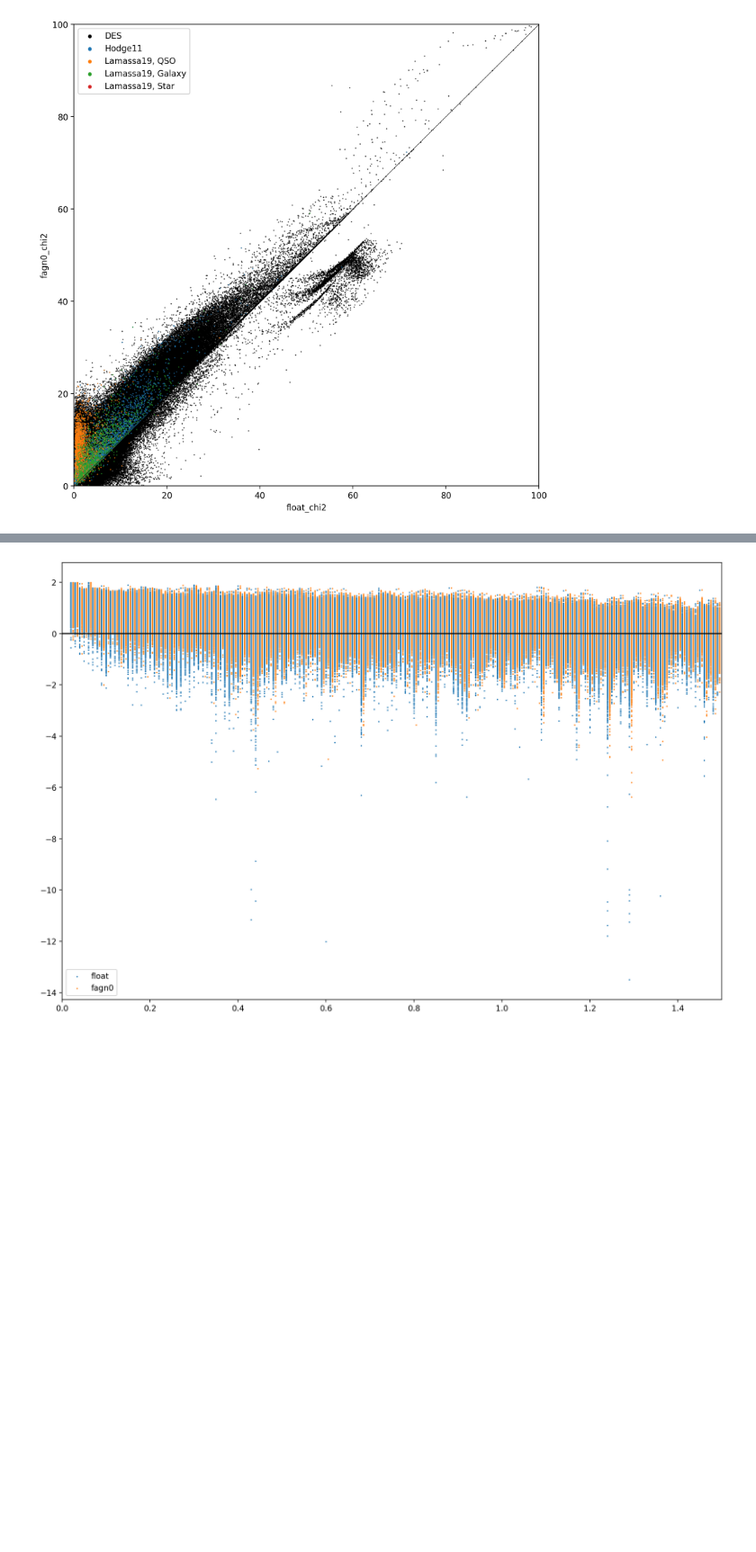
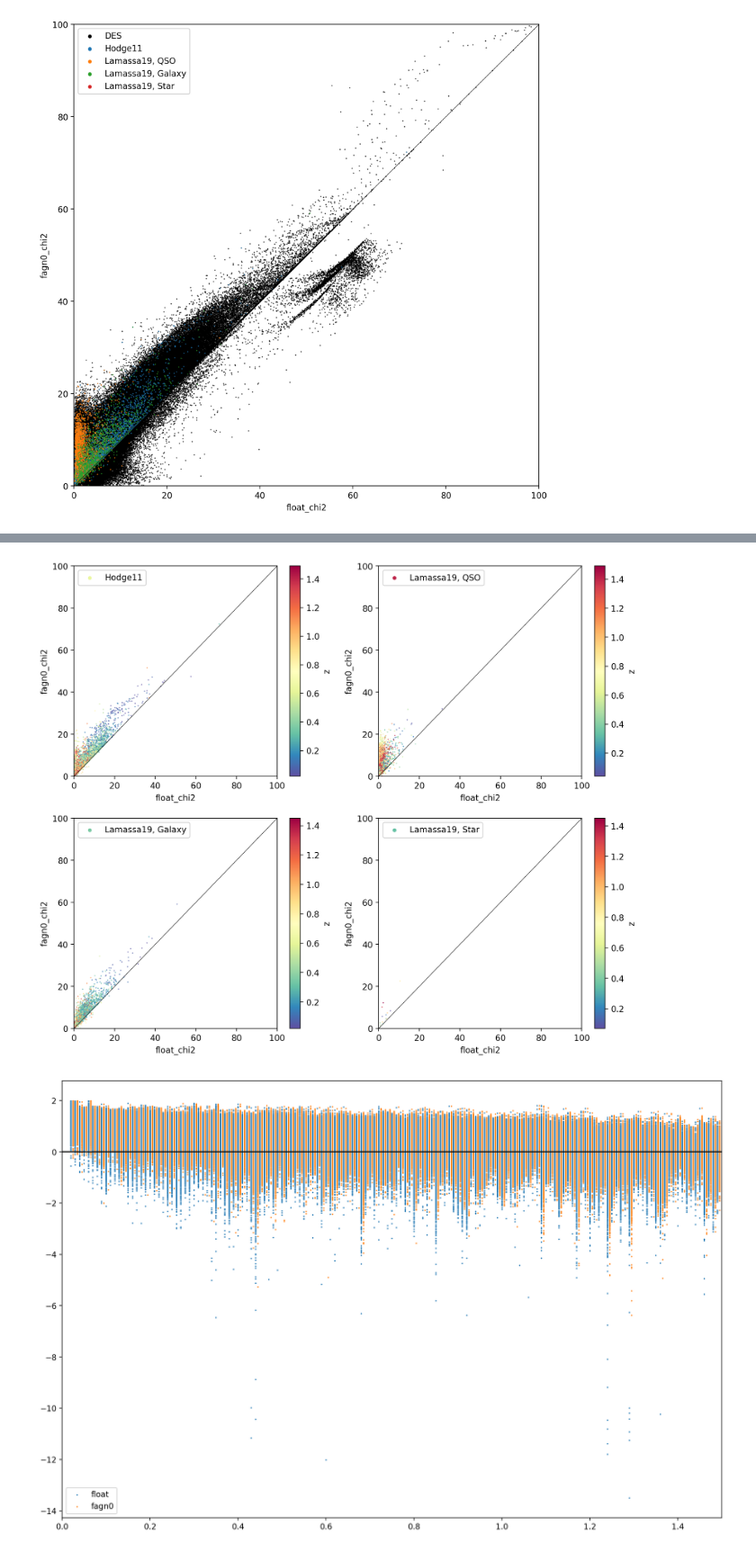
Before and after one commit to Chisen-Lupus/DES-SED-fitting, a Jupyter notebook: chi2.ipynb, the cells around one changed output, grey strips where cells are left out. Shown at 90% size. Cells and saved outputs as stored; diff of their text form; code cells hidden in the pictures; blank space fills up the shorter version.

```diff
--- a/chi2.ipynb
+++ b/chi2.ipynb
@@ -140,3 +174,21 @@ plt.show()
+# %%
+fig, axs = plt.subplots(2, 2, figsize=[12, 10])
+
+for ax, sel, label in zip(axs.reshape(4), [Hodge11_sel, Lamassa19QSO_sel, Lamassa19Gal_sel, Lamassa19Star_sel], \
+                          ['Hodge11', 'Lamassa19, QSO', 'Lamassa19, Galaxy', 'Lamassa19, Star']):
+    im = ax.scatter(float_chi2[sel], fagn0_chi2[sel], marker='.', s=0.5,  label=label, c=redshift[sel], cmap='Spectral_r')
+    ax.set_xlim(0, 100)
+    ax.set_ylim(0, 100)
+    ax.set_xlabel('float_chi2')
+    ax.set_ylabel('fagn0_chi2')
+    ax.axline((0, 0), slope=1, color='k', linewidth=0.5)
+    ax.legend(loc='upper left', markerscale=10)
+    cb = plt.colorbar(im)
+    cb.set_label('z')
+
+plt.show()
+# %% [output]
+[figure, added]
 # %%
 fig = plt.figure(figsize=[15, 10])
 plt.scatter(redshift, np.log10(float_chi2), marker='.', s=2, label='float')
```
Also changed, not shown: parts of 5 cells of this notebook.
